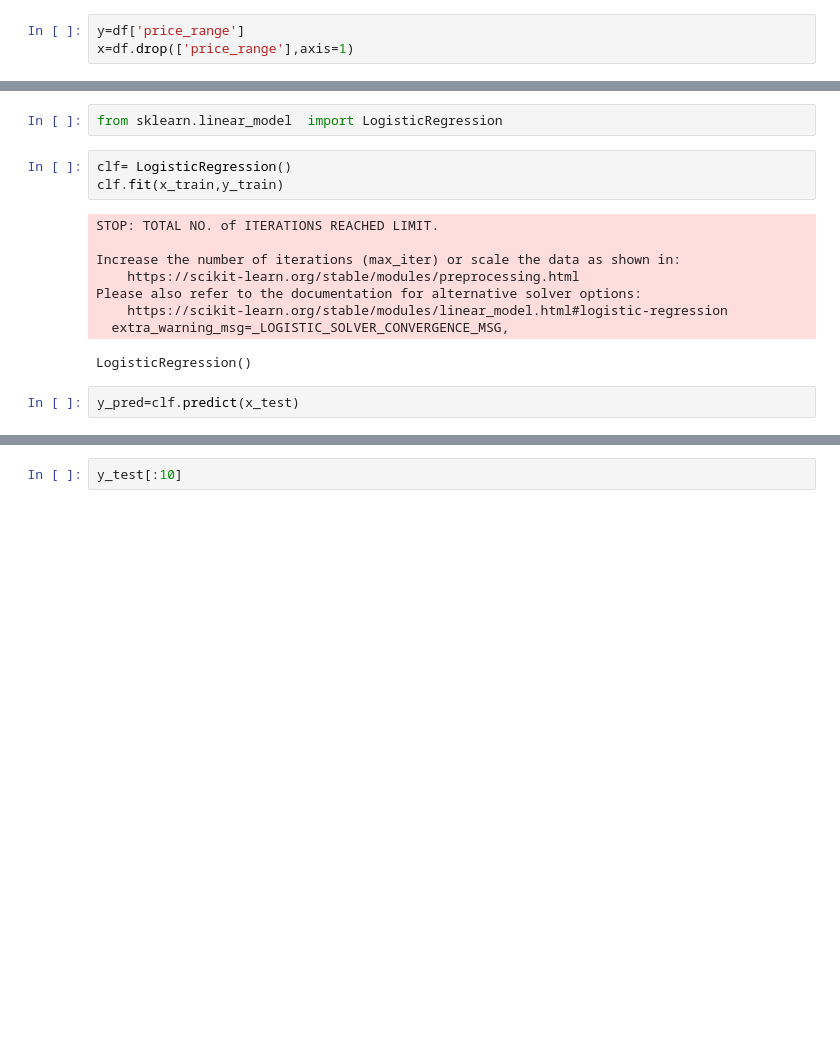
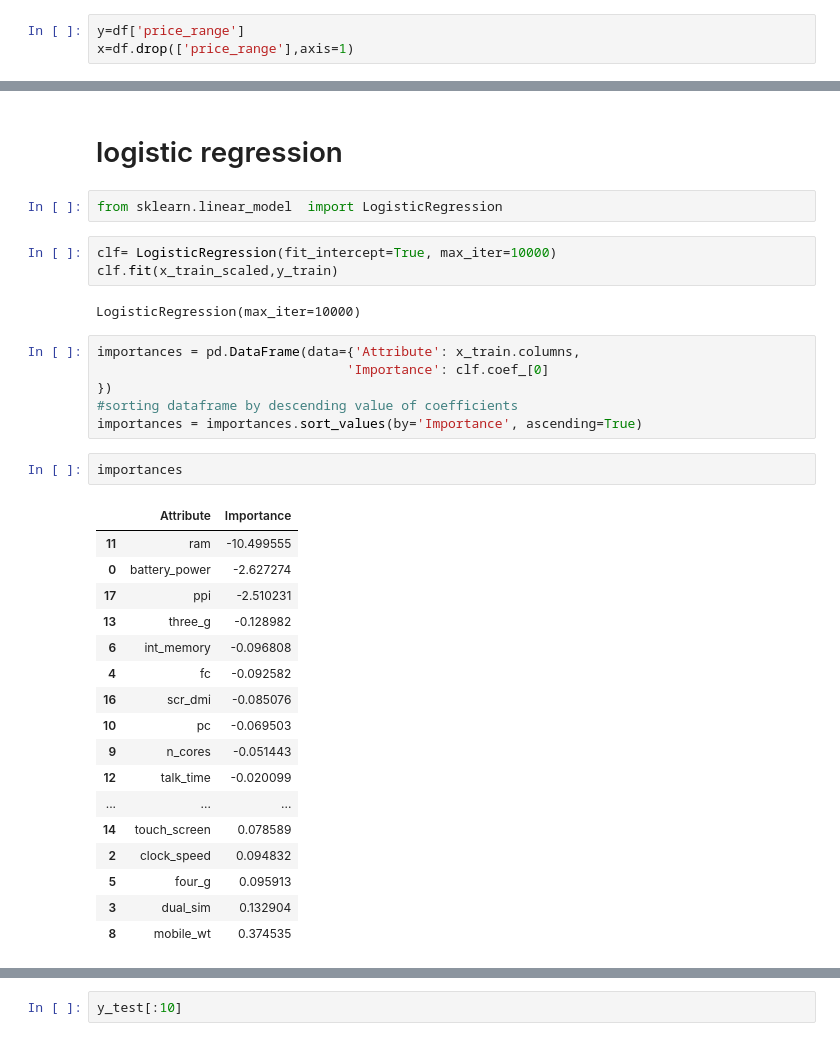
Before and after one commit to charann90/Mobile-Price-Range-Prediction, a Jupyter notebook: Mobile_price_Range_Prediction.ipynb, the cells around one changed output, grey strips where cells are left out. Saved outputs shown, nothing was run; the diff lists cells and outputs as text; blank space fills up the shorter version.

```diff
--- a/Mobile_price_Range_Prediction.ipynb
+++ b/Mobile_price_Range_Prediction.ipynb
@@ -275,16 +291,35 @@ logistic regression
+# %% [markdown]
+# logistic regression
 # %%
 from sklearn.linear_model  import LogisticRegression
 # %%
-clf= LogisticRegression()
-clf.fit(x_train,y_train)
+clf= LogisticRegression(fit_intercept=True, max_iter=10000)
+clf.fit(x_train_scaled,y_train)
 # %% [output]
-STOP: TOTAL NO. of ITERATIONS REACHED LIMIT.
-
-Increase the number of iterations (max_iter) or scale the data as shown in:
-    https://scikit-learn.org/stable/modules/preprocessing.html
-Please also refer to the documentation for alternative solver options:
-    https://scikit-learn.org/stable/modules/linear_model.html#logistic-regression
-  extra_warning_msg=_LOGISTIC_SOLVER_CONVERGENCE_MSG,
+LogisticRegression(max_iter=10000)
-LogisticRegression()
-# %%
-y_pred=clf.predict(x_test)
+# %%
+importances = pd.DataFrame(data={'Attribute': x_train.columns,
+                                'Importance': clf.coef_[0]
+})
+#sorting dataframe by descending value of coefficients
+importances = importances.sort_values(by='Importance', ascending=True)
+# %%
+importances
+# %% [output]
+|  | Attribute | Importance |
+| 11 | ram | -10.499555 |
+| 0 | battery_power | -2.627274 |
+| 17 | ppi | -2.510231 |
+| 13 | three_g | -0.128982 |
+| 6 | int_memory | -0.096808 |
+| 4 | fc | -0.092582 |
+| 16 | scr_dmi | -0.085076 |
+| 10 | pc | -0.069503 |
+| 9 | n_cores | -0.051443 |
+| 12 | talk_time | -0.020099 |
+| ... | ... | ... |
+| 14 | touch_screen | 0.078589 |
+| 2 | clock_speed | 0.094832 |
+| 5 | four_g | 0.095913 |
+| 3 | dual_sim | 0.132904 |
+| 8 | mobile_wt | 0.374535 |
```
Also changed, not shown: parts of 39 cells of this notebook.
